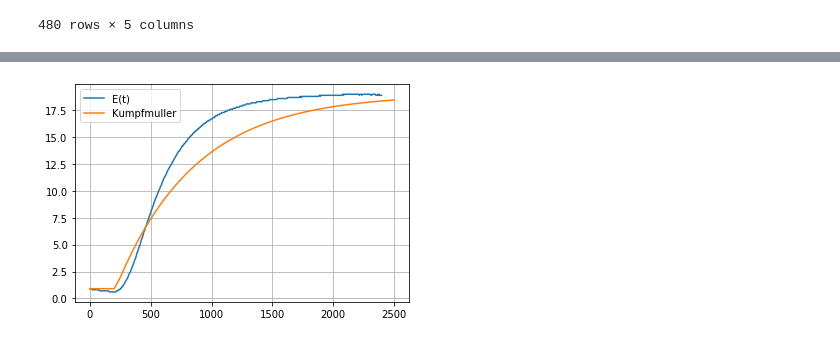
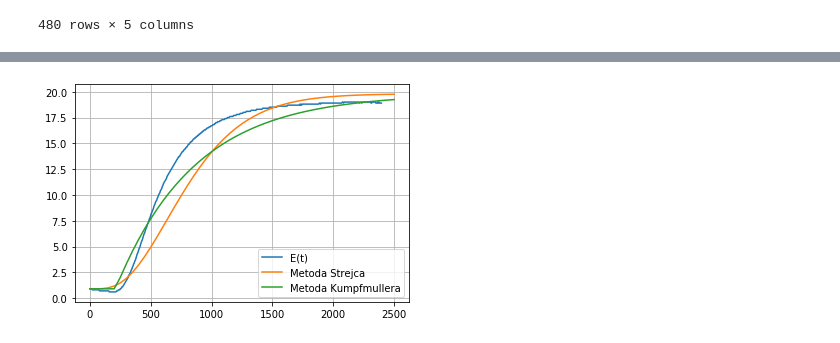
Before and after one commit to John15321/UOA, a Jupyter notebook: CW1/oesu.ipynb, the cells around one changed output, grey strips where cells are left out. Drawn from its saved outputs; the diff is of its cells as text; code cells hidden in the pictures.

```diff
--- a/CW1/oesu.ipynb
+++ b/CW1/oesu.ipynb
@@ -100,3 +94,4 @@ plt.show()
 # %%
-y_kumpf = [0.900000000000000, 0.900000000000000, 0.900000000000000, 0.900000000000000, 0.900000000000000, 1.94720578566732, 3.20980077528868, 4.37891277978862, 5.46146331285844, 6.46386141683736, 7.39204160627498, 8.25149900213871, 9.04732186467191, 9.78422171750761, 10.4665612413820, 11.0983801025875, 11.6834188690778, 12.2251411558158, 12.7267541304724, 13.1912275008759, 13.6213110966235, 14.0195511489445, 14.3883053651963, 14.7297568872391, 15.0459272163283, 15.3386881810426, 15.6097730191023, 15.8607866386863, 16.0932151199973, 16.3084345133278, 16.5077189857138, 16.6922483644077, 16.8631151218298, 17.0213308433511, 17.1678322161997, 17.3034865749456, 17.4290970363971, 17.5454072543061, 17.6531058220346, 17.7528303492455, 17.8451712367540, 17.9306751718873, 18.0098483650475, 18.0831595466371, 18.1510427420917, 18.2138998414483, 18.2721029786616, 18.3259967347553, 18.3759001778503, 18.4221087521500, 18.4648960270628]
-x_kumpf = np.arange(0, 2550, 50)
+y_kumpf = np.array([0.900000000000000,0.900000000000000,0.900000000000000,0.900000000000000,0.900000000000000,1.99349112426035,3.31189141729039,4.53267688055276,5.66307495099583,6.70977794354840,7.67898267174570,8.57642713482992,9.40742448852481,10.1768945006019,10.8893926774652,11.5491372341936,12.1600340677111,12.7256998809347,13.2494835948027,13.7344861749478,14.1835789903970,
+14.5994208129863,14.9844735581331,15.3410168601557,15.6711615684312,15.9768622442931,16.2599287326537,16.5220368768602,16.7647384402182,16.9894702929224,17.1975629187840,17.3902482921163,17.5686671714135,17.7338758530020,17.8868524246505,18.0285025561587,18.1596648612102,18.2811158622312,18.3935745876494,18.4977068287702,18.5941290814724,18.6834121960591,18.7660847568728,18.8426362116818,18.9135197693664,18.9791550830592,19.0399307346246,19.0962065351864,19.1483156553243,19.1965665975489,19.2412450227341])
+x_sim = np.arange(0, 2550, 50)
@@ -102,0 +146,5 @@ x_kumpf = np.arange(0, 2550, 50)
+# %%
+y_st = np.array([0,0,0.0155100571140054,0.0922780185233200,0.267197386660905,0.567951405710831,1.00828861976817,1.58830652657253,2.29703652653156,3.11576917261724,4.02128099155503,4.98856620567264,5.99293631307695,7.01149371215603,8.02405644821081,9.01363869673237,9.96659450039985,10.8725223609153,11.7240127806537,12.5163039820286,13.2468951122140,
+13.9151523764429,14.5219321227667,15.0692359029675,15.5599057234165,15.9973627499068,16.3853892961056,16.7279516804866,17.0290601948302,17.2926617482254,17.5225605395175,17.7223622158950,17.8954372796619,18.0448999232892,18.1735989429662,18.2841178605681,18.3787818452547,18.4596694517590,18.5286275736005,18.5872883423349,18.6370869886174,18.6792799198178,18.7149624660953,18.7450859068380,18.7704735170460,18.7918354733270,18.8097825361236,18.8248384826264,18.8374513071119,18.8480032352553,18.8568196189362
+])
+y_st = y_st+0.9
@@ -103,8 +160,11 @@ x_kumpf = np.arange(0, 2550, 50)
 # %%
 plt.plot(x, mV, label="E(t)")
-plt.plot(x_kumpf, y_kumpf, label="Kumpfmuller")
+plt.plot(x_sim, y_st, label="Metoda Strejca")
+plt.plot(x_sim, y_kumpf, label="Metoda Kumpfmullera")
 plt.grid(True)
 plt.legend()
+plt.title("")
+plt.savefig("metoda_porownanie.png", dpi=300)
 plt.show()
 # %% [output]
-[figure, old version]
+[figure, new version]
```
Also changed, not shown: parts of 16 cells of this notebook, 12 other files.
